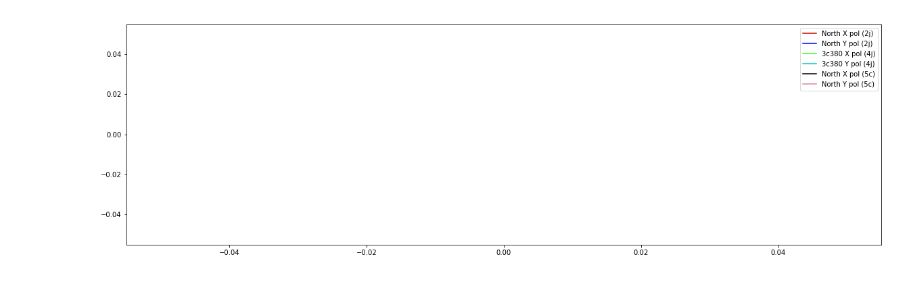
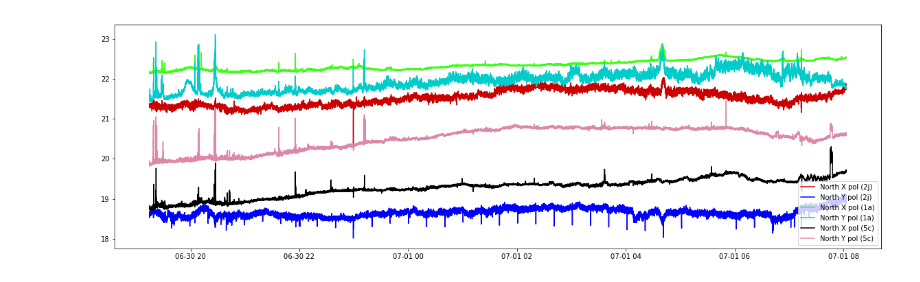
Before and after one commit to SETIatHCRO/ATA-Utils, a Jupyter notebook: notebooks/OvernightSNAP/OvernightSNAP.ipynb, the cells around one changed output. Saved outputs shown, nothing was run; the diff lists cells and outputs as text; code cells hidden in the pictures.

```diff
--- a/notebooks/OvernightSNAP/OvernightSNAP.ipynb
+++ b/notebooks/OvernightSNAP/OvernightSNAP.ipynb
@@ -21,11 +21,11 @@ from datetime import datetime
 # %%
 # Define the ants to use
 ant1 = '2j'
-ant2 = '4j'
+ant2 = '1a'
 ant3 = '5c'
 
 #Define your data and output images directory
-data_dir = "./data" # Copy the pkl data files into here
+data_dir = "./data6" # Copy the pkl data files into here
 images_dir = "./images"
 # %%
 # Get the list of files
@@ -38,8 +38,8 @@ file_list3 = glob.glob(data_dir + "/*" + ant3 + "*.pkl")
 file_list3.sort() # The first field is the timestamp, order by time
 
 print("There are %d files to process." % (len(file_list1) + len(file_list2) + len(file_list3)))
-#for fname in file_list1:
-#    print(fname)
+for fname in file_list1[0:len(file_list1)]:
+    print(fname)
 #for fname in file_list2:
 #    print(fname)
 #for fname in file_list3:
@@ -120,23 +197,24 @@ Reading in data - Finished
 # %%
 #Convert the list of times from unix timestamp to Datetime objects.
 timesd = list()
 for ts in times:
     timesd.append(datetime.fromtimestamp(int(ts)))
-times = timesd
 rcParams['figure.figsize'] = 20, 6
 
-plt.plot(timesd, power1_x, c='#cc0000', label='North X pol (2j)')
-plt.plot(timesd, power1_y, c='#0000ff', label='North Y pol (2j)')
-plt.plot(timesd, power2_x, c='#39ff14', label='3c380 X pol (4j)')
-plt.plot(timesd, power2_y, c='#00cccc', label='3c380 Y pol (4j)')
-plt.plot(timesd, power3_x, c='#000000', label='North X pol (5c)')
-plt.plot(timesd, power3_y, c='#dd88aa', label='North Y pol (5c)')
+start = 0
+stop = -1
+plt.plot(timesd[start:stop], power1_x[start:stop], c='#cc0000', label='North X pol (2j)')
+plt.plot(timesd[start:stop], power1_y[start:stop], c='#0000ff', label='North Y pol (2j)')
+plt.plot(timesd[start:stop], power2_x[start:stop], c='#39ff14', label='North X pol (1a)')
+plt.plot(timesd[start:stop], power2_y[start:stop], c='#00cccc', label='North Y pol (1a)')
+plt.plot(timesd[start:stop], power3_x[start:stop], c='#000000', label='North X pol (5c)')
+plt.plot(timesd[start:stop], power3_y[start:stop], c='#dd88aa', label='North Y pol (5c)')
 
 plt.legend()
 
 #If you want to create an image file...
 #plt.savefig(images_dir + '/pic.png')
 
 plt.show()
 # %% [output]
-[figure, old version]
+[figure, new version]
```
Also changed, not shown: parts of 6 cells of this notebook.
